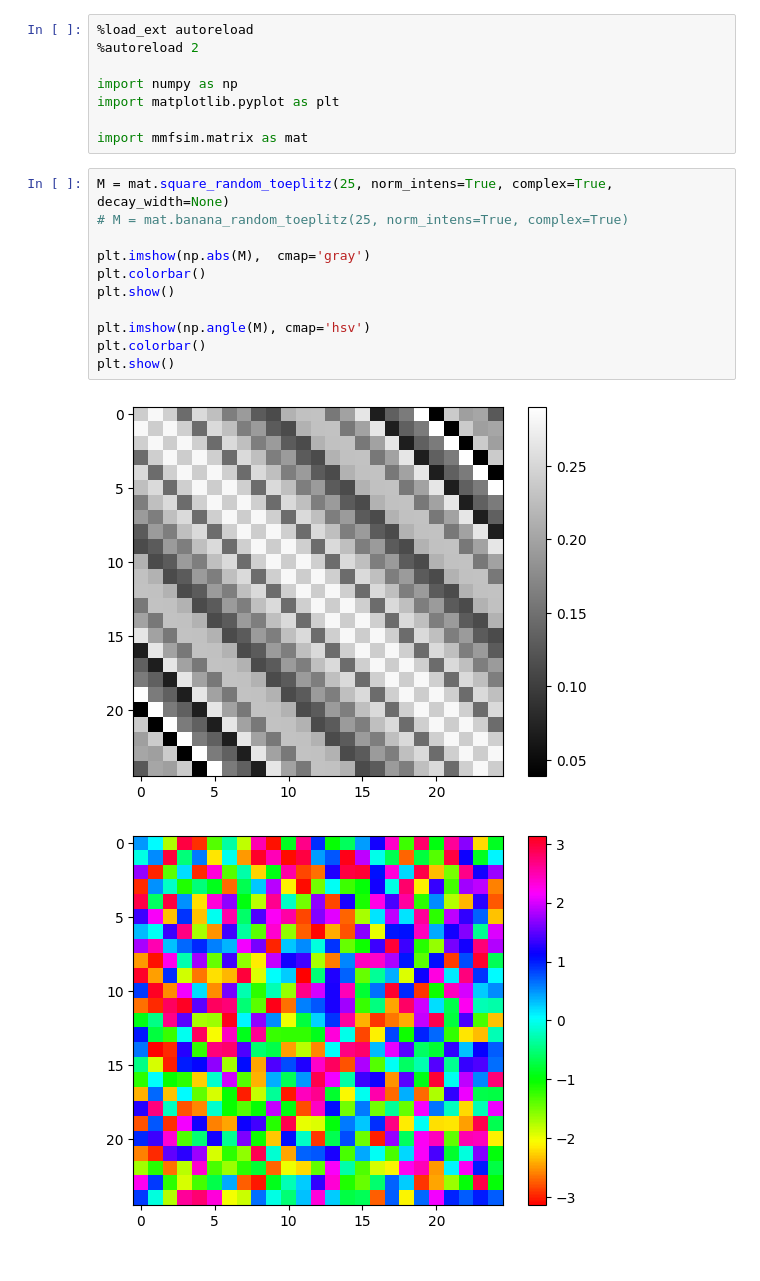
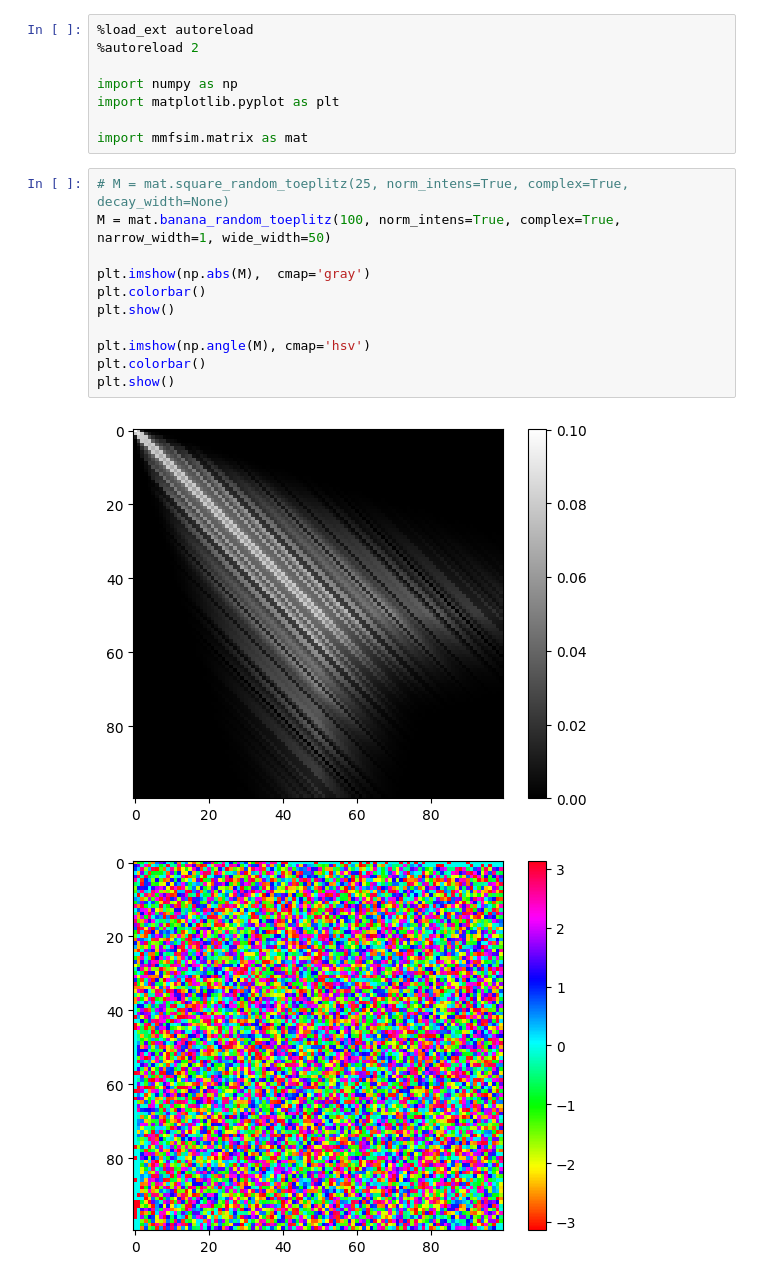
Before and after one commit to jysru/MMF_LP_modes, a Jupyter notebook: notebooks/test_matrix.ipynb, the cells around one changed output. Cells and saved outputs as stored; diff of their text form.

Commit message:
Updated banana matrix

```diff
--- a/notebooks/test_matrix.ipynb
+++ b/notebooks/test_matrix.ipynb
@@ -7,16 +7,16 @@ import matplotlib.pyplot as plt
 
 import mmfsim.matrix as mat
 # %%
-M = mat.square_random_toeplitz(25, norm_intens=True, complex=True, decay_width=None)
-# M = mat.banana_random_toeplitz(25, norm_intens=True, complex=True)
+# M = mat.square_random_toeplitz(25, norm_intens=True, complex=True, decay_width=None)
+M = mat.banana_random_toeplitz(100, norm_intens=True, complex=True, narrow_width=1, wide_width=50)
 
 plt.imshow(np.abs(M),  cmap='gray')
 plt.colorbar()
 plt.show()
 
 plt.imshow(np.angle(M), cmap='hsv')
 plt.colorbar()
 plt.show()
 # %% [output]
-[figure, old version]
+[figure, new version]
-[figure, old version]
+[figure, new version]
```
Also changed, not shown: 1 other file.
